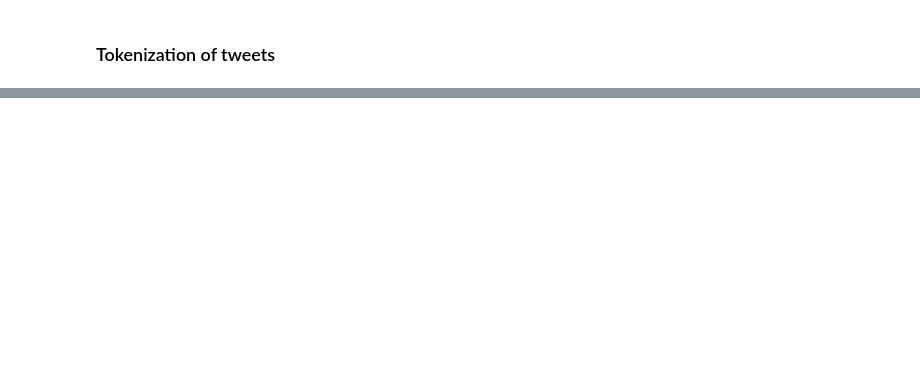
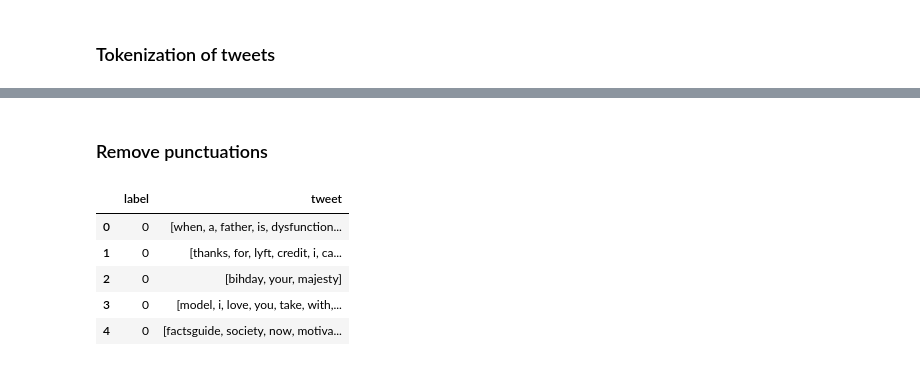
Before and after one commit to nishantbala/twitter-sentiment-analysis, a Jupyter notebook: sentiment-analysis.ipynb, the cells around one changed output, grey strips where cells are left out. Saved outputs shown, nothing was run; the diff lists cells and outputs as text; code cells hidden in the pictures; blank space fills up the shorter version.

```diff
--- a/sentiment-analysis.ipynb
+++ b/sentiment-analysis.ipynb
@@ -94,0 +136,21 @@ trimmed_data.shape
+# %% [markdown]
+### Remove punctuations
+# %%
+def remove_punctuation(words):
+    """Remove punctuation from list of tokenized words"""
+    new_words = []
+    for word in words:
+        new_word = re.sub(r'[^\w\s]', '', word)
+        if new_word != '':
+            new_words.append(new_word)
+    return new_words
+trimmed_data['tweet'] = trimmed_data['tweet'].apply(lambda x: remove_punctuation(x))
+
+trimmed_data.head()
+# %% [output]
+|  | label | tweet |
+| 0 | 0 | [when, a, father, is, dysfunction... |
+| 1 | 0 | [thanks, for, lyft, credit, i, ca... |
+| 2 | 0 | [bihday, your, majesty] |
+| 3 | 0 | [model, i, love, you, take, with,... |
+| 4 | 0 | [factsguide, society, now, motiva... |
```
Also changed, not shown: parts of 18 cells of this notebook.
